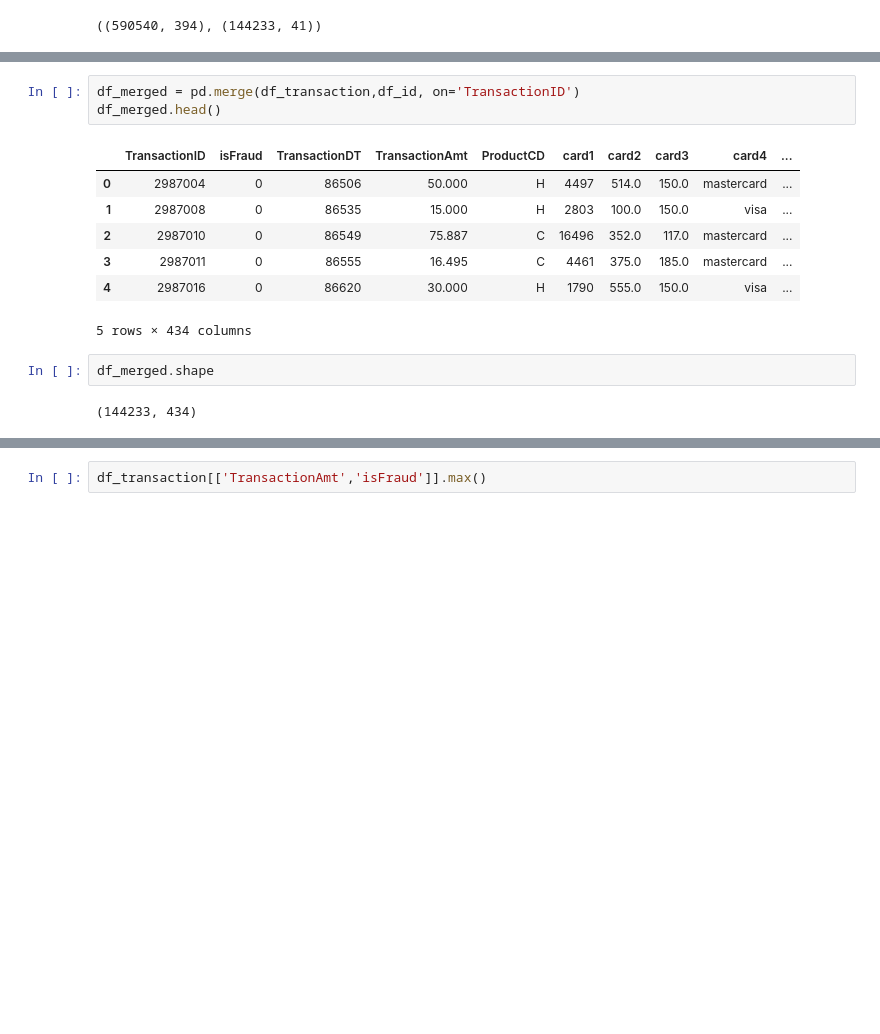
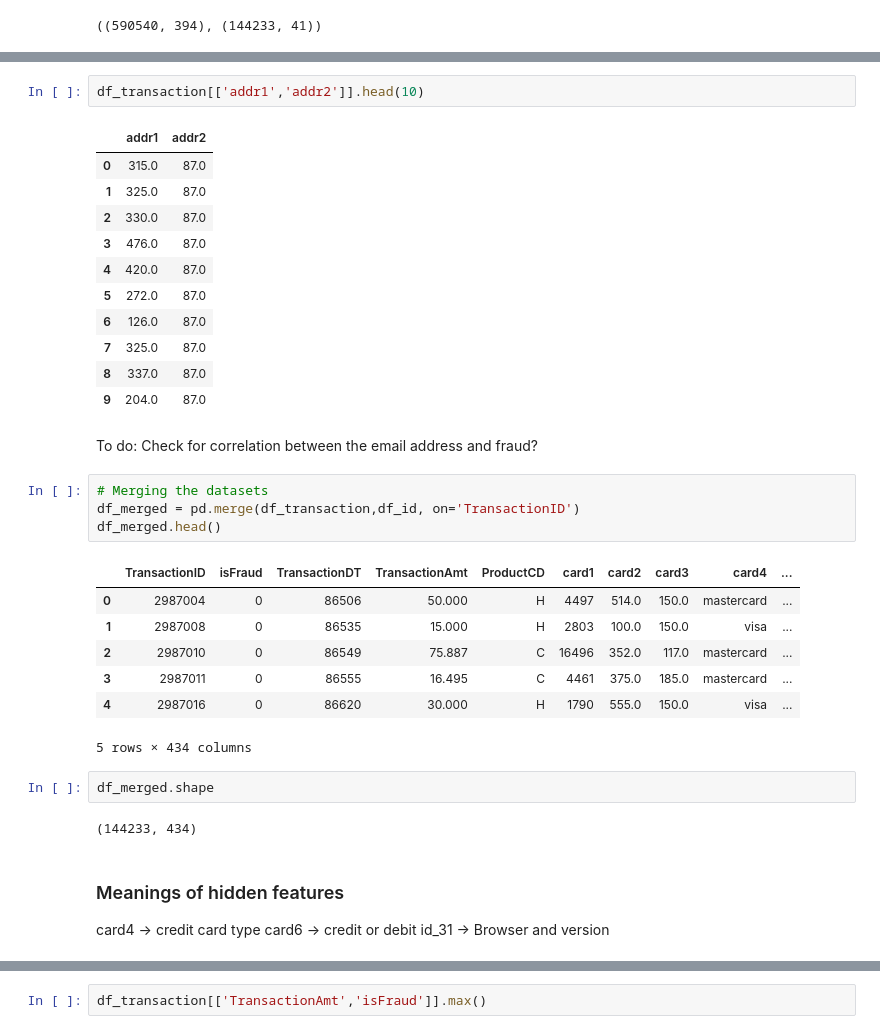
Before and after one commit to ngetachew/p-fraud, a Jupyter notebook: ieee_fraud_exploration.ipynb, the cells around one changed output, grey strips where cells are left out. Drawn from its saved outputs; the diff is of its cells as text; blank space fills up the shorter version.

```diff
--- a/ieee_fraud_exploration.ipynb
+++ b/ieee_fraud_exploration.ipynb
@@ -158,4 +203,21 @@ df_transaction.shape, df_id.shape
+# %%
+df_transaction[['addr1','addr2']].head(10)
+# %% [output]
+|  | addr1 | addr2 |
+| 0 | 315.0 | 87.0 |
+| 1 | 325.0 | 87.0 |
+| 2 | 330.0 | 87.0 |
+| 3 | 476.0 | 87.0 |
+| 4 | 420.0 | 87.0 |
+| 5 | 272.0 | 87.0 |
+| 6 | 126.0 | 87.0 |
+| 7 | 325.0 | 87.0 |
+| 8 | 337.0 | 87.0 |
+| 9 | 204.0 | 87.0 |
+# %% [markdown]
+To do: Check for correlation between the email address and fraud?
 # %%
+# Merging the datasets
 df_merged = pd.merge(df_transaction,df_id, on='TransactionID')
 df_merged.head()
 # %% [output]
@@ -170,6 +232,11 @@ df_merged.head()
 df_merged.shape
 # %% [output]
 (144233, 434)
+# %% [markdown]
+### Meanings of hidden features
+card4 -> credit card type
+card6 -> credit or debit
+id_31 -> Browser and version
 # %% [markdown]
 ### Features that can be used directly
 - TransactionAMT: transaction payment amount in USD
```
Also changed, not shown: parts of 10 cells of this notebook, 1 other file.
